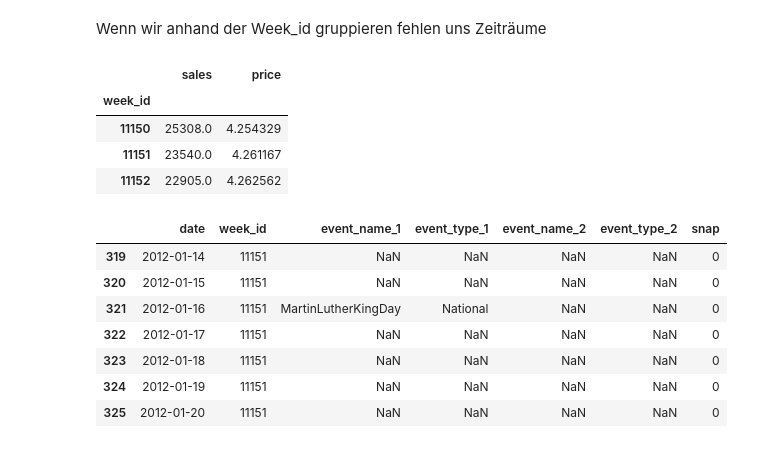
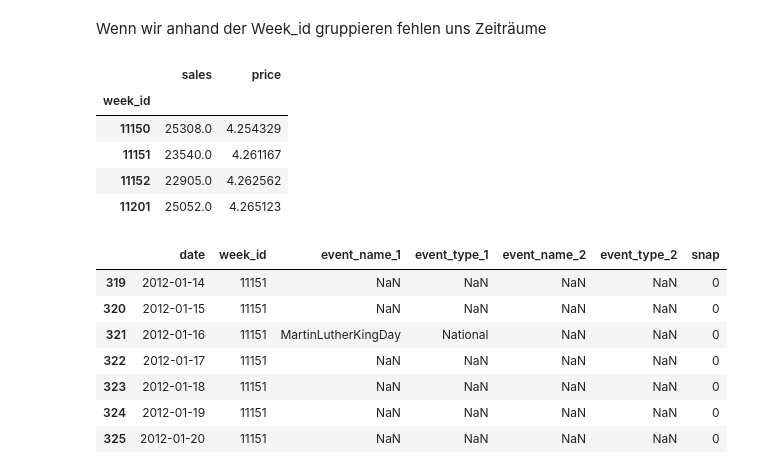
Before and after one commit to EdwinUe/BAB_WS22-23, a Jupyter notebook: Code/002BusinessAnalyticsBProjekt.ipynb, the cells around one changed output. Saved outputs shown, nothing was run; the diff lists cells and outputs as text; code cells hidden in the pictures.

```diff
--- a/Code/002BusinessAnalyticsBProjekt.ipynb
+++ b/Code/002BusinessAnalyticsBProjekt.ipynb
@@ -575,3 +559,0 @@ df_past
-# %%
-df_past = pd.merge(df_calsales_past,df_price,how='left',on=['week_id','item_id'])
-df_past
@@ -791,13 +757,14 @@ sns.lineplot(x=df_plot.index, y='sales', data=df_plot)
 # %% [markdown]
 Wenn wir anhand der Week_id gruppieren fehlen uns Zeiträume
 # %%
-df_plot.loc['11150':'11200']
+df_plot.loc['11150':'11201']
 # %% [output]
 |  | sales | price |
 | week_id |  |  |
 | 11150 | 25308.0 | 4.254329 |
 | 11151 | 23540.0 | 4.261167 |
 | 11152 | 22905.0 | 4.262562 |
+| 11201 | 25052.0 | 4.265123 |
 # %%
 df_cal[df_cal['week_id']== 11151]
 # %% [output]
```
Also changed, not shown: parts of 43 cells of this notebook.
